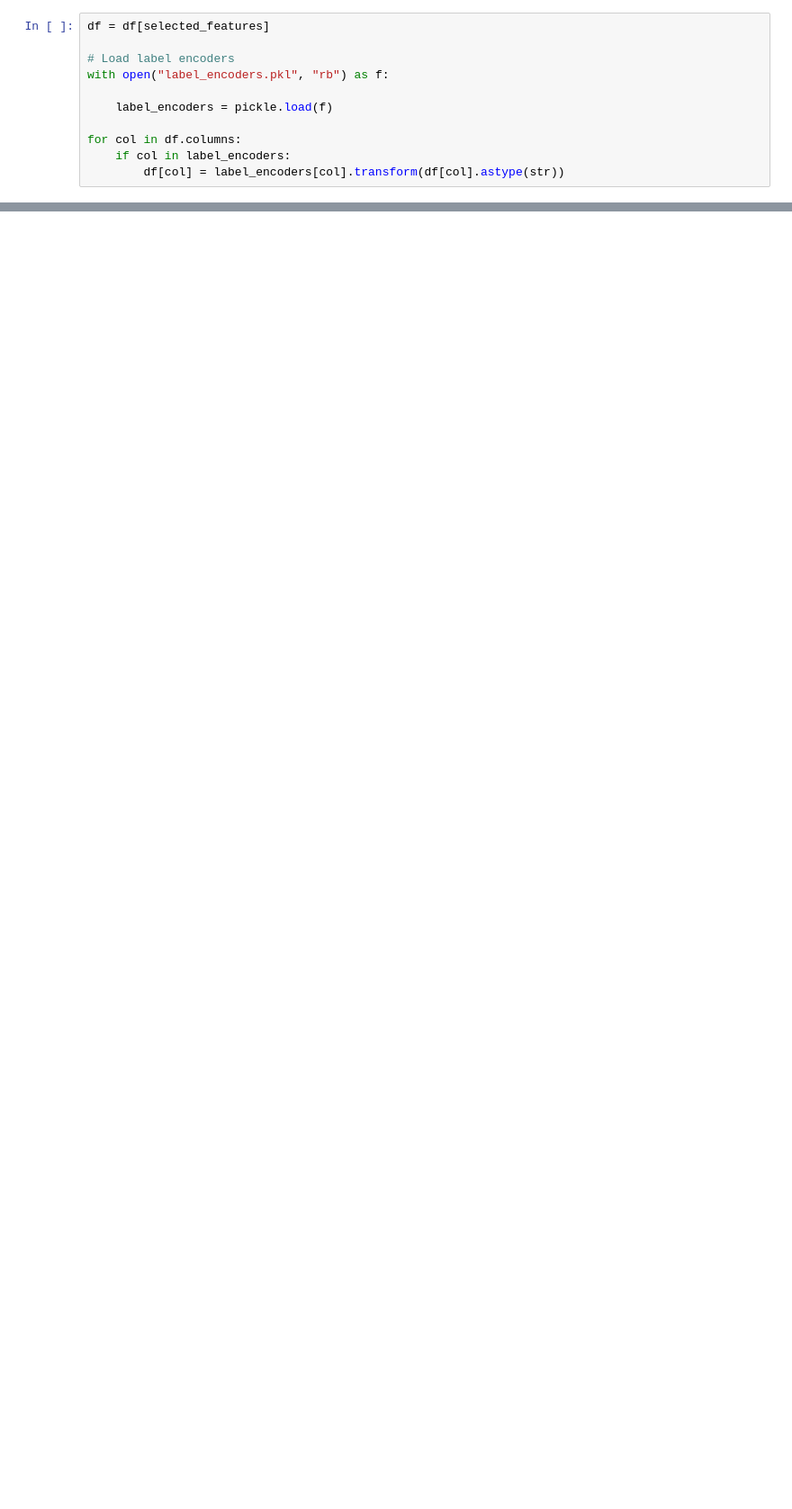
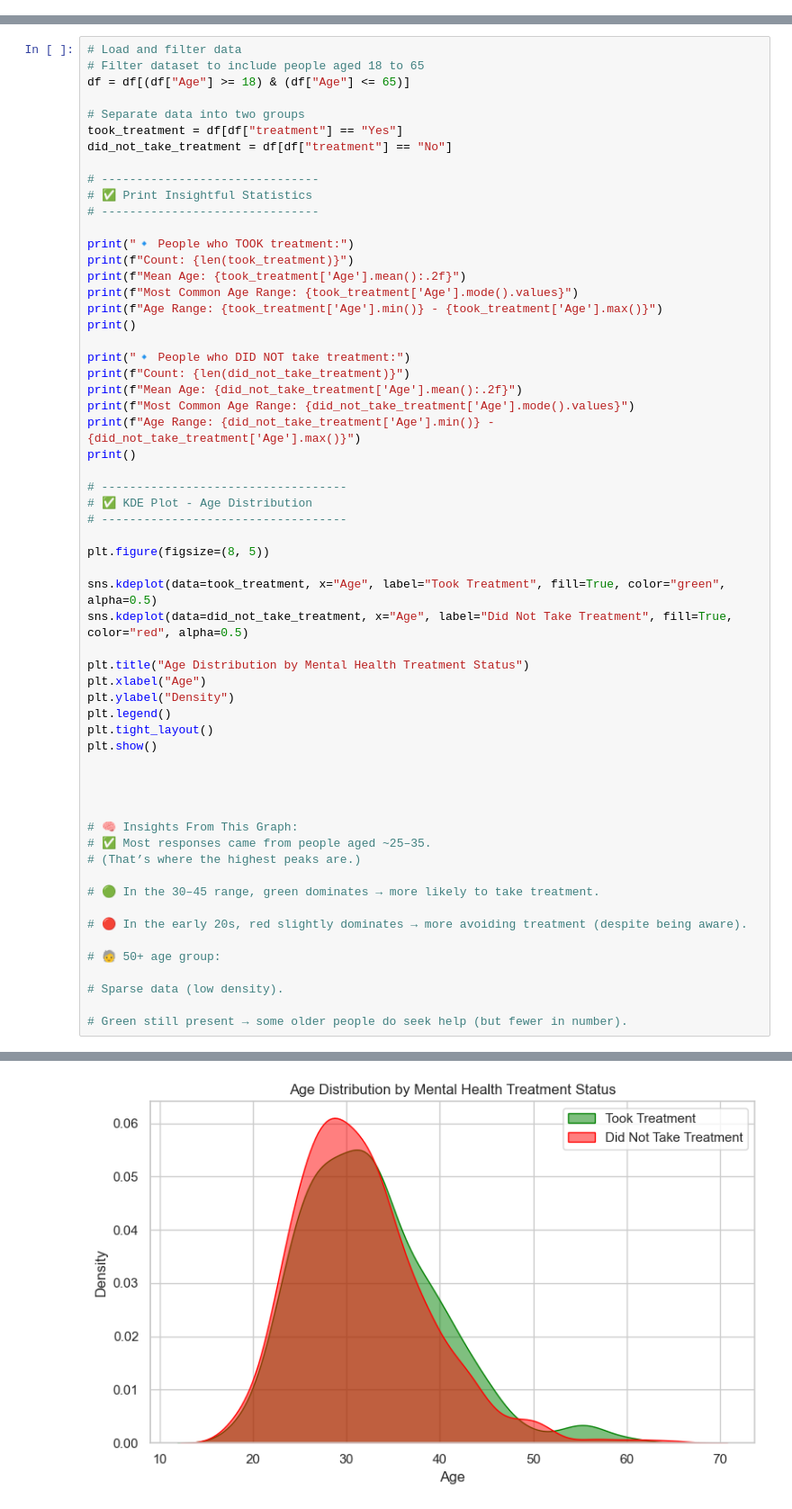
Before and after one commit to aadi230763/mental_health_predictor, a Jupyter notebook: eda/eda_analysis.ipynb, the cells around one changed output, grey strips where cells are left out. Shown: that part at 90% size. Cells and saved outputs as stored; diff of their text form; blank space fills up the shorter version.

```diff
--- a/eda/eda_analysis.ipynb
+++ b/eda/eda_analysis.ipynb
@@ -24,11 +4,0 @@ selected_features = [
-# %%
-df = df[selected_features]
-
-# Load label encoders
-with open("label_encoders.pkl", "rb") as f:
-
-    label_encoders = pickle.load(f)
-
-for col in df.columns:
-    if col in label_encoders:
-        df[col] = label_encoders[col].transform(df[col].astype(str))
@@ -36,0 +86,60 @@ FileNotFoundError: [Errno 2] No such file or directory: 'label_encoders.pkl'
+# %%
+# Load and filter data
+# Filter dataset to include people aged 18 to 65
+df = df[(df["Age"] >= 18) & (df["Age"] <= 65)]
+
+# Separate data into two groups
+took_treatment = df[df["treatment"] == "Yes"]
+did_not_take_treatment = df[df["treatment"] == "No"]
+
+# -------------------------------
+# ✅ Print Insightful Statistics
+# -------------------------------
+
+print("🔹 People who TOOK treatment:")
+print(f"Count: {len(took_treatment)}")
+print(f"Mean Age: {took_treatment['Age'].mean():.2f}")
+print(f"Most Common Age Range: {took_treatment['Age'].mode().values}")
+print(f"Age Range: {took_treatment['Age'].min()} - {took_treatment['Age'].max()}")
+print()
+
+print("🔹 People who DID NOT take treatment:")
+print(f"Count: {len(did_not_take_treatment)}")
+print(f"Mean Age: {did_not_take_treatment['Age'].mean():.2f}")
+print(f"Most Common Age Range: {did_not_take_treatment['Age'].mode().values}")
+print(f"Age Range: {did_not_take_treatment['Age'].min()} - {did_not_take_treatment['Age'].max()}")
+print()
+
+# -----------------------------------
+# ✅ KDE Plot - Age Distribution
+# -----------------------------------
+
+plt.figure(figsize=(8, 5))
+
+sns.kdeplot(data=took_treatment, x="Age", label="Took Treatment", fill=True, color="green", alpha=0.5)
+sns.kdeplot(data=did_not_take_treatment, x="Age", label="Did Not Take Treatment", fill=True, color="red", alpha=0.5)
+
+plt.title("Age Distribution by Mental Health Treatment Status")
+plt.xlabel("Age")
+plt.ylabel("Density")
+plt.legend()
+plt.tight_layout()
+plt.show()
+
+
+
+
+# 🧠 Insights From This Graph:
+# ✅ Most responses came from people aged ~25–35.
+# (That’s where the highest peaks are.)
+
+# 🟢 In the 30–45 range, green dominates → more likely to take treatment.
+
+# 🔴 In the early 20s, red slightly dominates → more avoiding treatment (despite being aware).
+
+# 🧓 50+ age group:
+
+# Sparse data (low density).
+
+# Green still present → some older people do seek help (but fewer in number).
+# %% [output]
@@ -36,0 +157 @@ FileNotFoundError: [Errno 2] No such file or directory: 'label_encoders.pkl'
+[figure, added]
```
Also changed, not shown: parts of 11 cells of this notebook, 11 other files.
